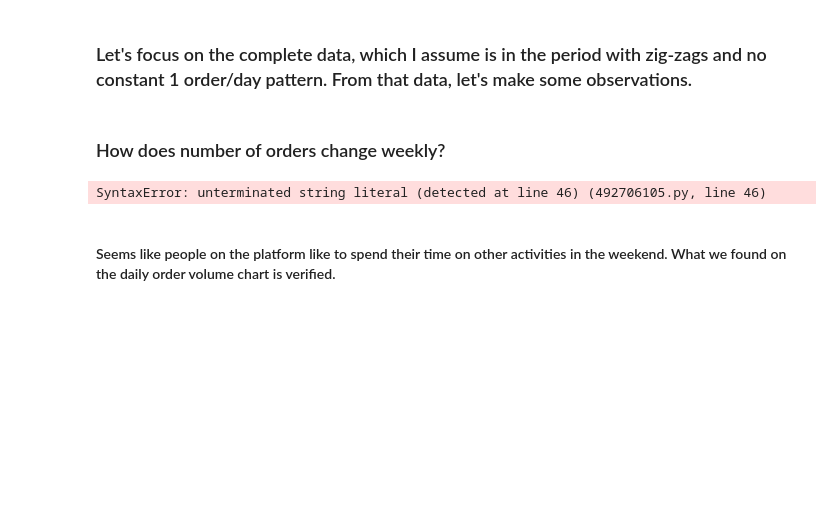
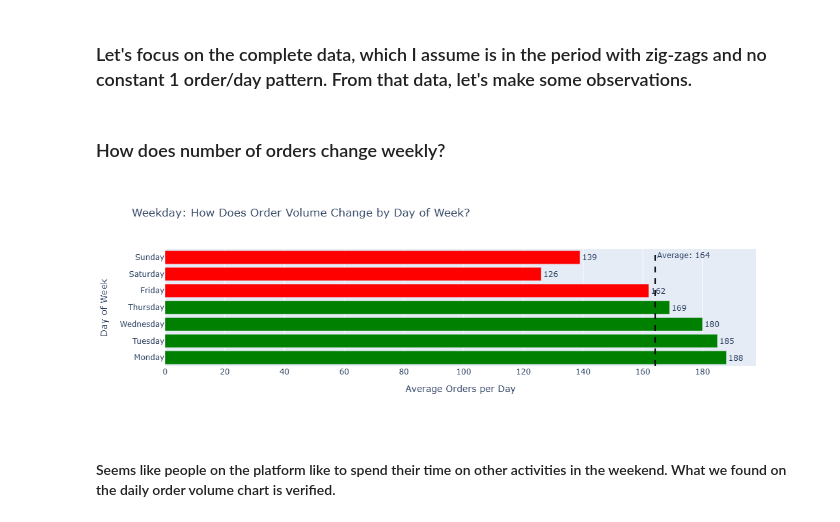
Before and after one commit to ArdahanDogru/olist-ecommerce-analytics, a Jupyter notebook: notebooks/eda_olist.ipynb, the cells around one changed output. Drawn from its saved outputs; the diff is of its cells as text; code cells hidden in the pictures; blank space fills up the shorter version.

```diff
--- a/notebooks/eda_olist.ipynb
+++ b/notebooks/eda_olist.ipynb
@@ -119,35 +119,35 @@ avg_orders = weekday_summary_sorted['mean'].mean()
 
 # Simple binary coloring
 colors = ['green' if val > avg_orders else 'red'
           for val in weekday_summary_sorted['mean']]
 
 fig = go.Figure()
 
 fig.add_trace(go.Bar(
     y=weekday_summary_sorted.index,  # Y-axis for horizontal
     x=weekday_summary_sorted['mean'],  # X-axis for horizontal
     orientation='h',  # Horizontal bars
     marker_color=colors,
     text=weekday_summary_sorted['mean'].astype(int),
     textposition='outside'
 ))
 
 # Add average line (vertical for horizontal chart)
 fig.add_vline(x=avg_orders,
               line_dash="dash",
               line_color="black",
               annotation_text=f"Average: {avg_orders:.0f}")
 
 fig.update_layout(
-    title=Weekday: "How Does Order Volume Change by Day of Week?,
+    title="Weekday: How Does Order Volume Change by Day of Week?",
     yaxis_title="Day of Week",
     xaxis_title="Average Orders per Day",
     showlegend=False
 )
 
 fig.show()
 # %% [output]
-SyntaxError: unterminated string literal (detected at line 46) (492706105.py, line 46)
+[figure, added]
 # %% [markdown]
 #### Seems like people on the platform like to spend their time on other activities in the weekend. What we found on the daily order volume chart is verified.
 # %%
```
Also changed, not shown: parts of 4 cells of this notebook.
